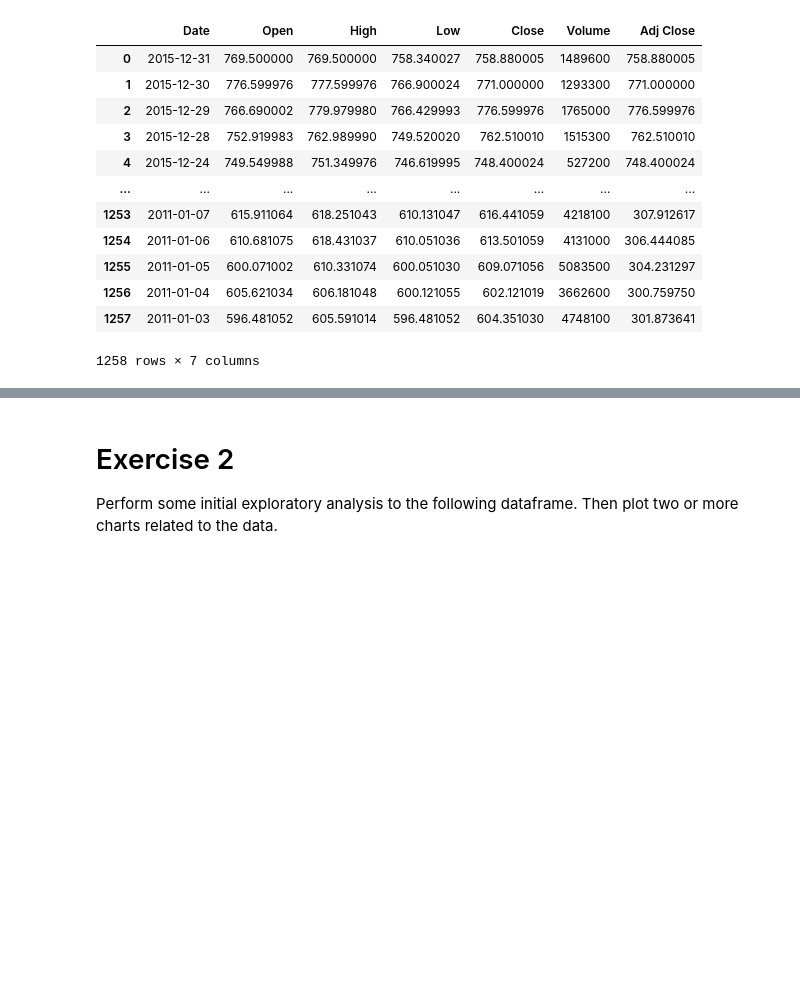
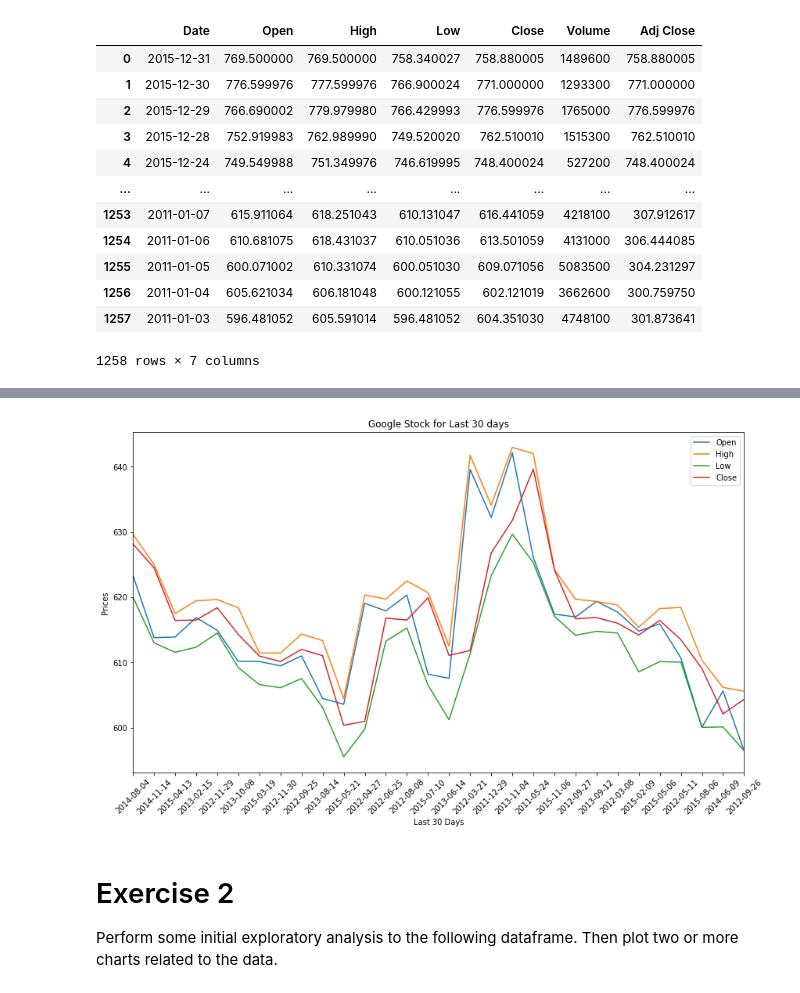
Before and after one commit to FaustoRosado/I2020_DS, a Jupyter notebook: week-023/week-23-lab.ipynb, the cells around one changed output, grey strips where cells are left out. Drawn from its saved outputs; the diff is of its cells as text; code cells hidden in the pictures; blank space fills up the shorter version.

```diff
--- a/week-023/week-23-lab.ipynb
+++ b/week-023/week-23-lab.ipynb
@@ -36,3 +78,21 @@ df
+# %%
+# Last 30 days
+
+goog_dates = tuple([i for i in df["Date"].value_counts().keys()])[-30:]
+prices = df[["Open", "High", "Low", "Close"]][-30:]
+# %%
+fig, ax = plt.subplots(figsize=(14, 8))
+
+ax.plot(goog_dates,prices)
+ax.set_xlabel("Last 30 Days")
+ax.set_ylabel("Prices")
+labels = ax.get_xticklabels()
+plt.setp(labels, rotation=45)
+ax.set(xlim=[0, 29], title='Google Stock for Last 30 days')
+ax.legend(["Open", "High", "Low", "Close"])
+plt.show()
+# %% [output]
+[figure, added]
 # %% [markdown]
 # Exercise 2
 
```
Also changed, not shown: parts of 14 cells of this notebook.
